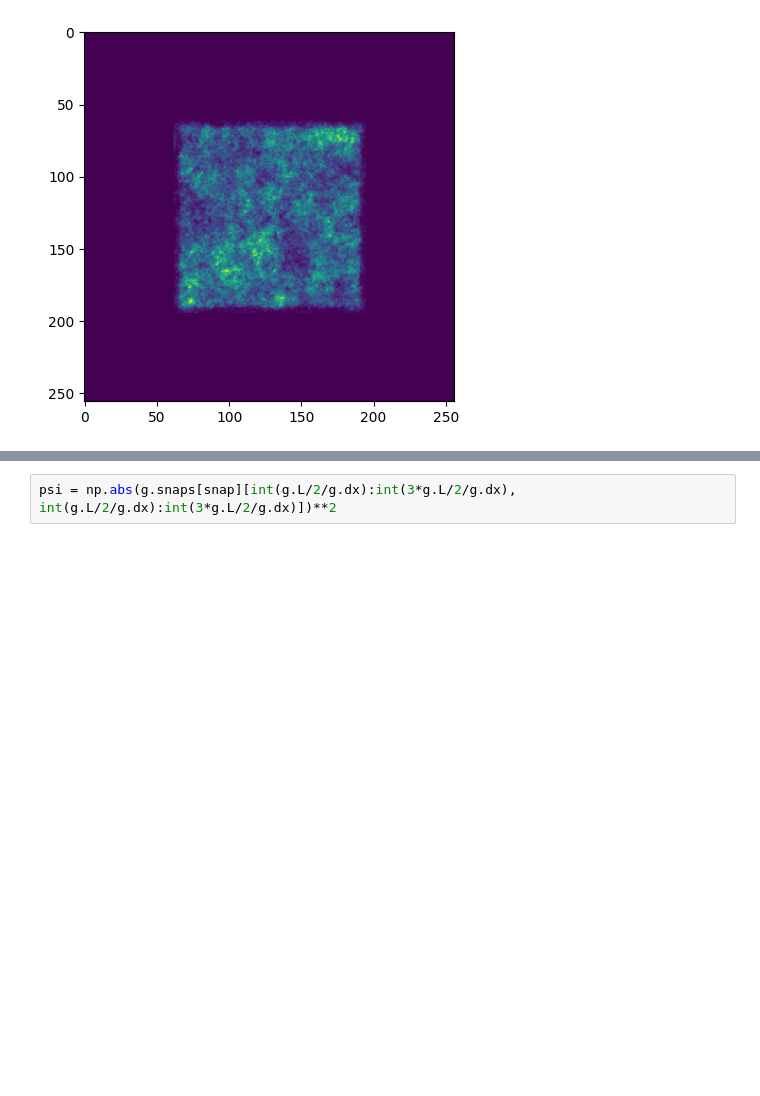
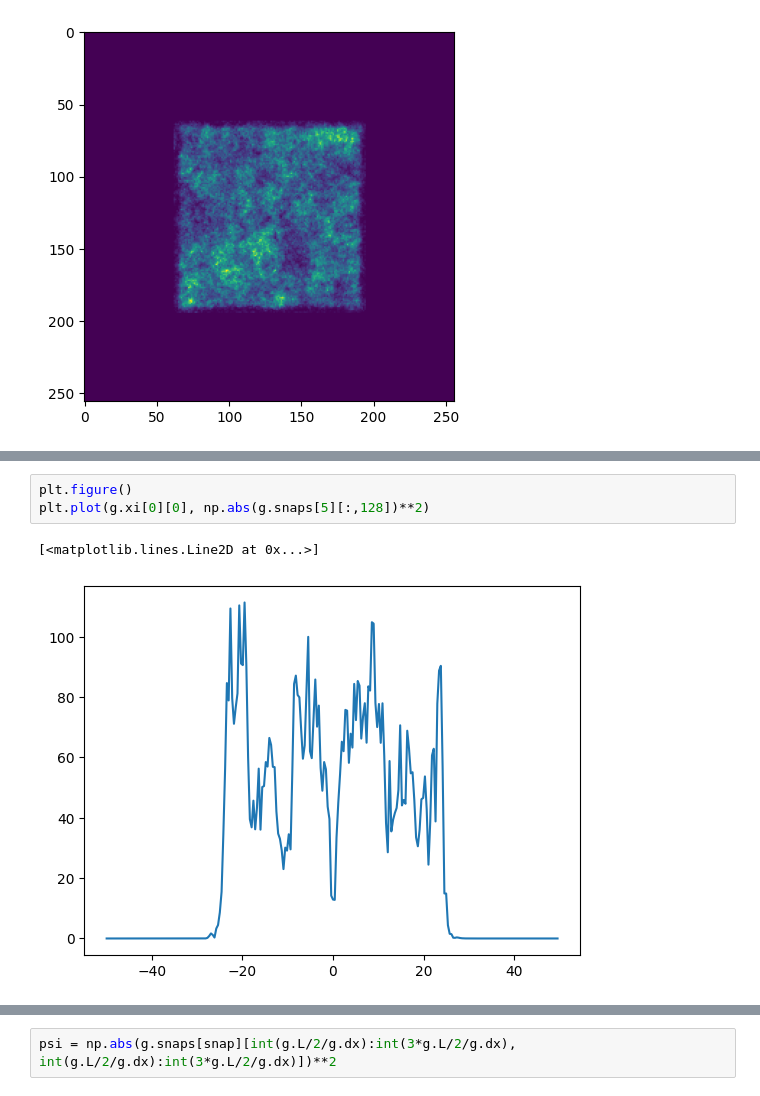
Before and after one commit to easuit24/BECs2, a Jupyter notebook: vortexnumericstest.ipynb, the cells around one changed output, grey strips where cells are left out. Cells and saved outputs as stored; diff of their text form; blank space fills up the shorter version.

```diff
--- a/vortexnumericstest.ipynb
+++ b/vortexnumericstest.ipynb
@@ -169,0 +241,6 @@ vortex_positions = np.array(vortex_positions)
+# %%
+plt.figure()
+plt.plot(g.xi[0][0], np.abs(g.snaps[5][:,128])**2)
+# %% [output]
+[<matplotlib.lines.Line2D at 0x...>]
+[figure, added]
```
Also changed, not shown: parts of 14 cells of this notebook, 3 other files.
